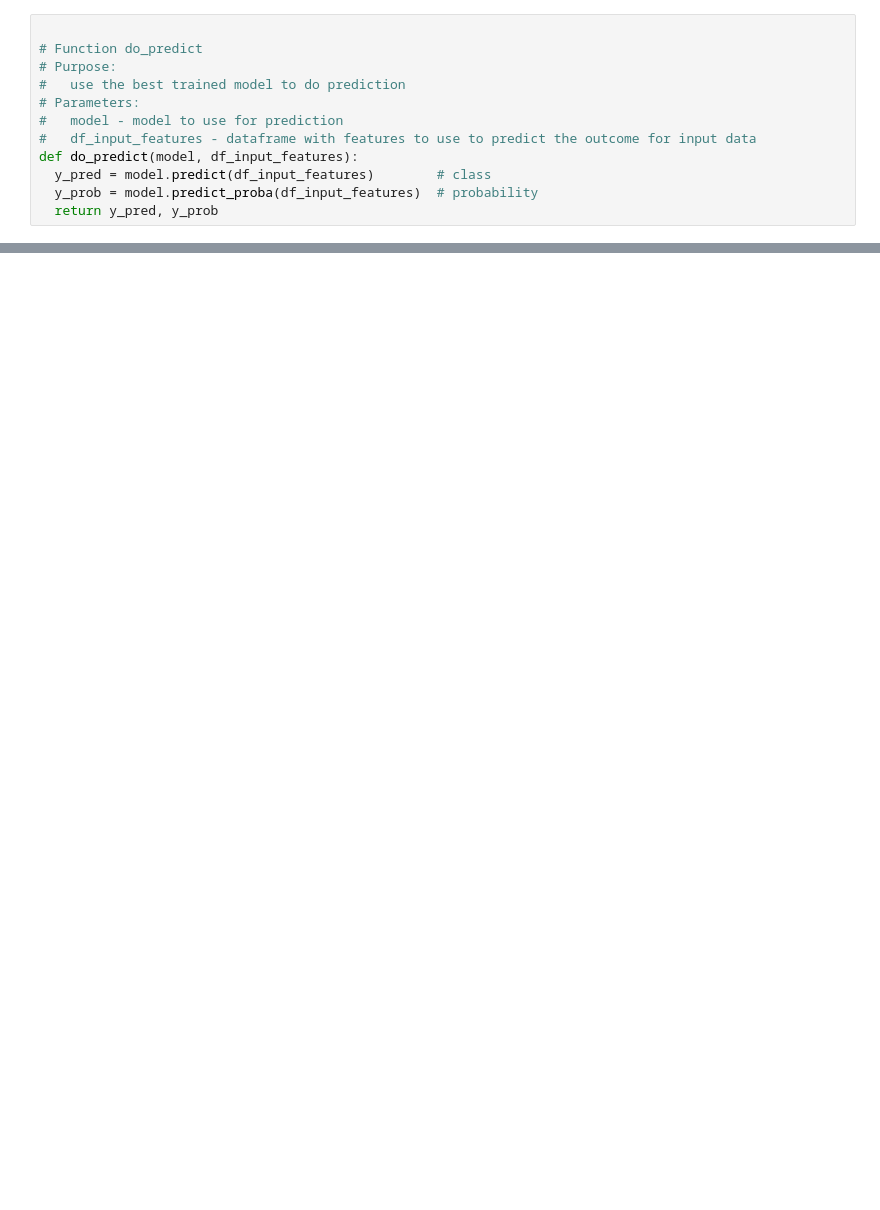
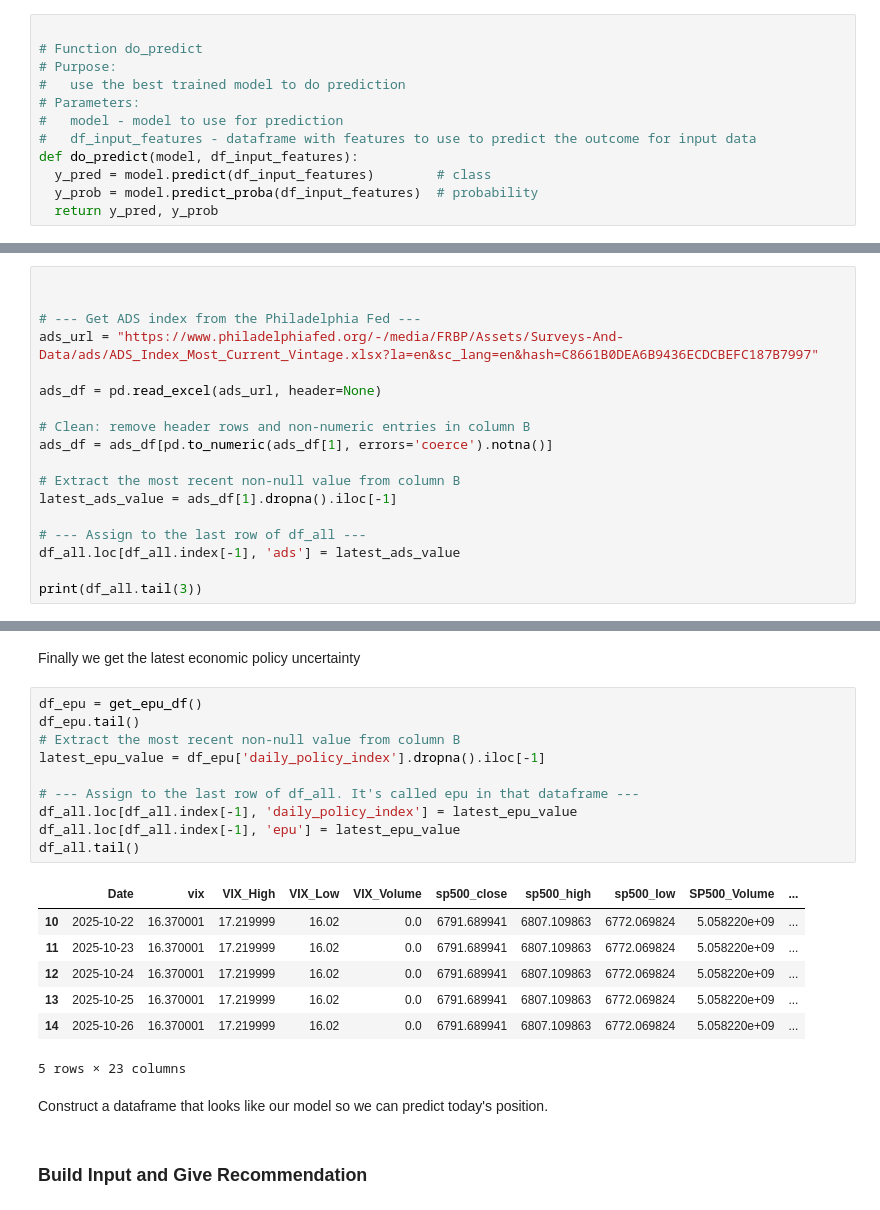
Before and after one commit to dkrapohl/UWF_DataScience_Capstone, a Jupyter notebook: DS_Capstone.ipynb, the cells around one changed output, grey strips where cells are left out. Cells and saved outputs as stored; diff of their text form; blank space fills up the shorter version.

```diff
--- a/DS_Capstone.ipynb
+++ b/DS_Capstone.ipynb
@@ -931,0 +1296,18 @@ def do_predict(model, df_input_features):
+# %%
+
+
+# --- Get ADS index from the Philadelphia Fed ---
+ads_url = "https://www.philadelphiafed.org/-/media/FRBP/Assets/Surveys-And-Data/ads/ADS_Index_Most_Current_Vintage.xlsx?la=en&sc_lang=en&hash=C8661B0DEA6B9436ECDCBEFC187B7997"
+
+ads_df = pd.read_excel(ads_url, header=None)
+
+# Clean: remove header rows and non-numeric entries in column B
+ads_df = ads_df[pd.to_numeric(ads_df[1], errors='coerce').notna()]
+
+# Extract the most recent non-null value from column B
+latest_ads_value = ads_df[1].dropna().iloc[-1]
+
+# --- Assign to the last row of df_all ---
+df_all.loc[df_all.index[-1], 'ads'] = latest_ads_value
+
+print(df_all.tail(3))
@@ -931,0 +1332,24 @@ def do_predict(model, df_input_features):
+# %% [markdown]
+Finally we get the latest economic policy uncertainty
+# %%
+df_epu = get_epu_df()
+df_epu.tail()
+# Extract the most recent non-null value from column B
+latest_epu_value = df_epu['daily_policy_index'].dropna().iloc[-1]
+
+# --- Assign to the last row of df_all. It's called epu in that dataframe ---
+df_all.loc[df_all.index[-1], 'daily_policy_index'] = latest_epu_value
+df_all.loc[df_all.index[-1], 'epu'] = latest_epu_value
+df_all.tail()
+# %% [output]
+|  | Date | vix | VIX_High | VIX_Low | VIX_Volume | sp500_close | sp500_high | sp500_low | SP500_Volume | ... |
+| 10 | 2025-10-22 | 16.370001 | 17.219999 | 16.02 | 0.0 | 6791.689941 | 6807.109863 | 6772.069824 | 5.058220e+09 | ... |
+| 11 | 2025-10-23 | 16.370001 | 17.219999 | 16.02 | 0.0 | 6791.689941 | 6807.109863 | 6772.069824 | 5.058220e+09 | ... |
+| 12 | 2025-10-24 | 16.370001 | 17.219999 | 16.02 | 0.0 | 6791.689941 | 6807.109863 | 6772.069824 | 5.058220e+09 | ... |
+| 13 | 2025-10-25 | 16.370001 | 17.219999 | 16.02 | 0.0 | 6791.689941 | 6807.109863 | 6772.069824 | 5.058220e+09 | ... |
+| 14 | 2025-10-26 | 16.370001 | 17.219999 | 16.02 | 0.0 | 6791.689941 | 6807.109863 | 6772.069824 | 5.058220e+09 | ... |
+5 rows × 23 columns
+# %% [markdown]
+Construct a dataframe that looks like our model so we can predict today's position.
+# %% [markdown]
+### Build Input and Give Recommendation
```
Also changed, not shown: parts of 99 cells of this notebook, 1 other file.
